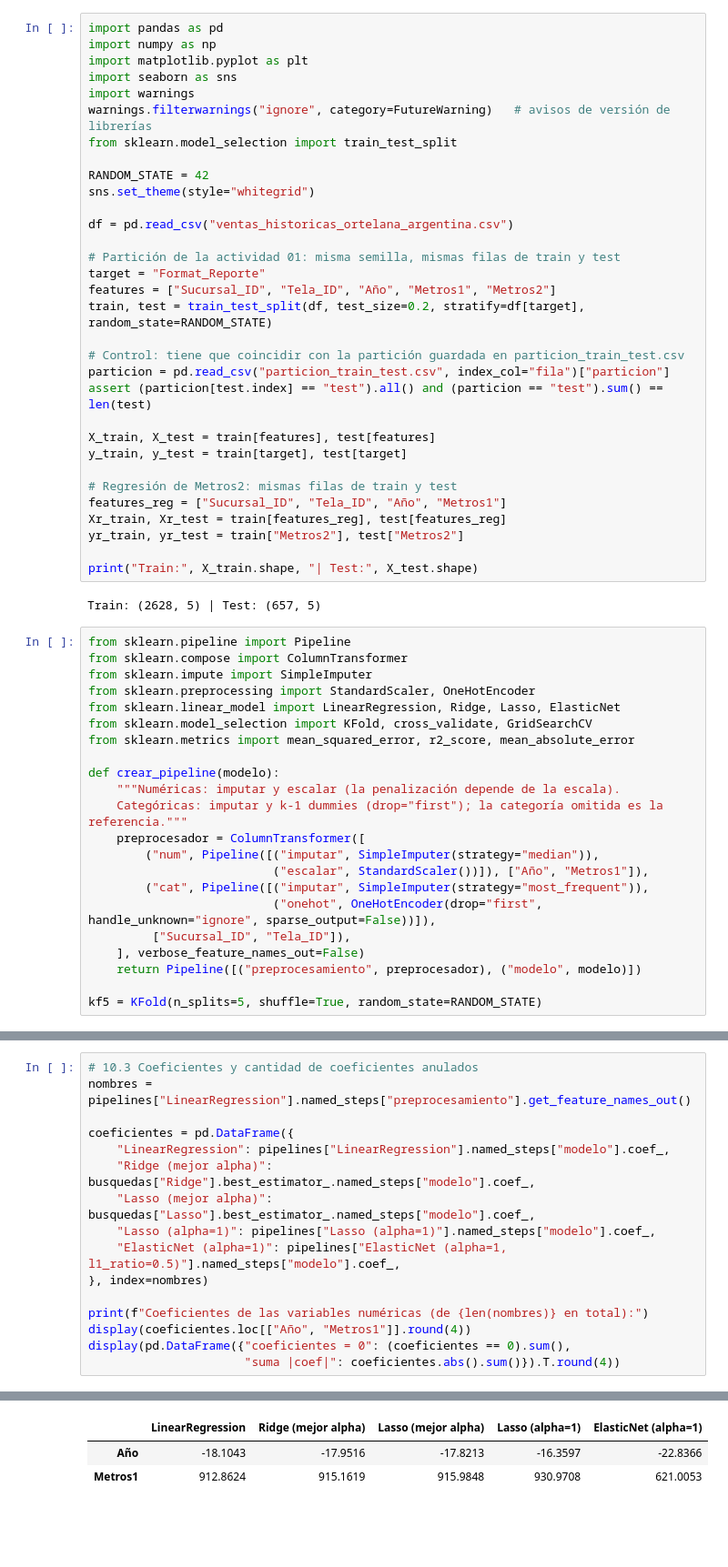
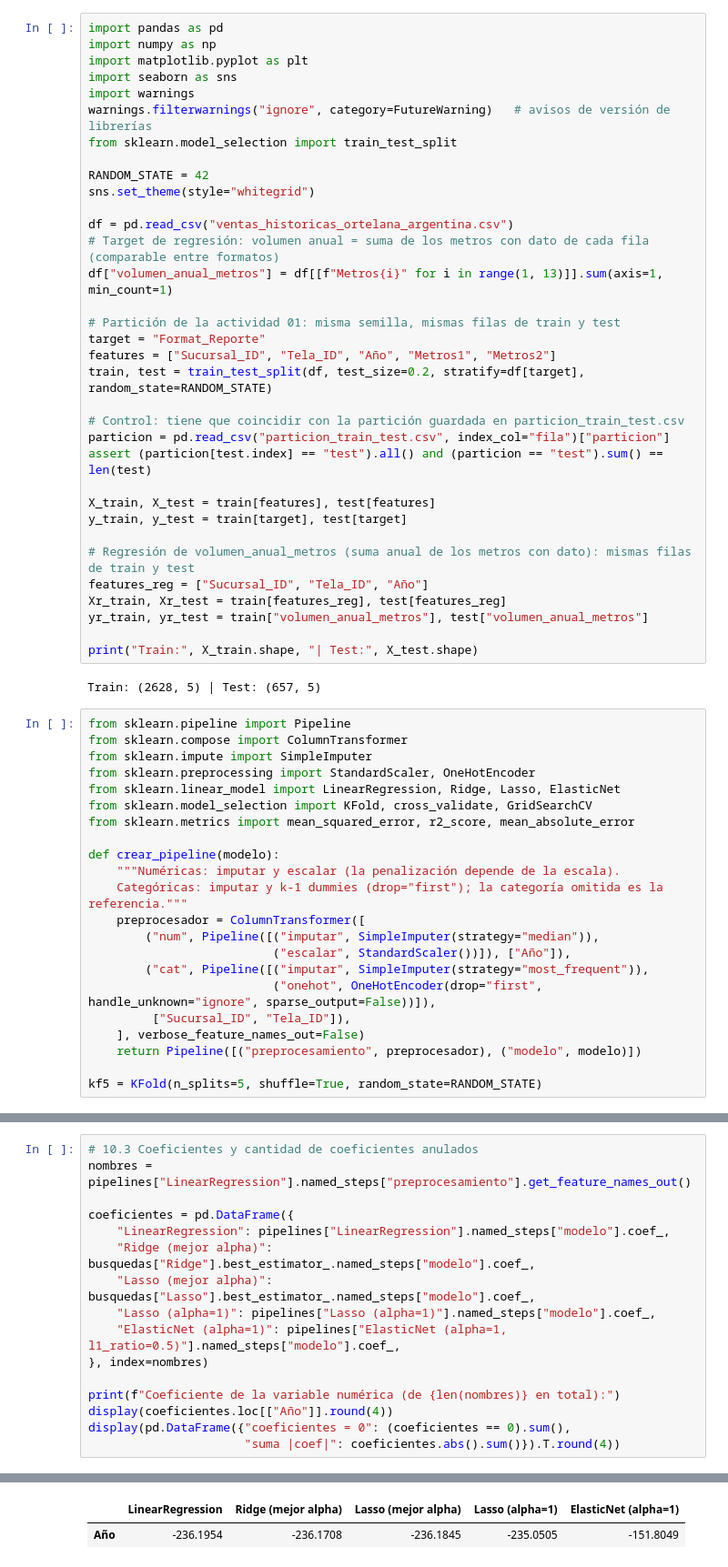
Before and after one commit to francosalama/paa-integrador-ortelana, a Jupyter notebook: actividad_10.ipynb, the cells around one changed output, grey strips where cells are left out. Shown at 91% size. Saved outputs shown, nothing was run; the diff lists cells and outputs as text; blank space fills up the shorter version.

```diff
--- a/actividad_10.ipynb
+++ b/actividad_10.ipynb
@@ -30,6 +30,8 @@ RANDOM_STATE = 42
 sns.set_theme(style="whitegrid")
 
 df = pd.read_csv("ventas_historicas_ortelana_argentina.csv")
+# Target de regresión: volumen anual = suma de los metros con dato de cada fila (comparable entre formatos)
+df["volumen_anual_metros"] = df[[f"Metros{i}" for i in range(1, 13)]].sum(axis=1, min_count=1)
 
 # Partición de la actividad 01: misma semilla, mismas filas de train y test
 target = "Format_Reporte"
@@ -43,10 +45,10 @@ assert (particion[test.index] == "test").all() and (particion == "test").sum() =
 X_train, X_test = train[features], test[features]
 y_train, y_test = train[target], test[target]
 
-# Regresión de Metros2: mismas filas de train y test
-features_reg = ["Sucursal_ID", "Tela_ID", "Año", "Metros1"]
+# Regresión de volumen_anual_metros (suma anual de los metros con dato): mismas filas de train y test
+features_reg = ["Sucursal_ID", "Tela_ID", "Año"]
 Xr_train, Xr_test = train[features_reg], test[features_reg]
-yr_train, yr_test = train["Metros2"], test["Metros2"]
+yr_train, yr_test = train["volumen_anual_metros"], test["volumen_anual_metros"]
 
 print("Train:", X_train.shape, "| Test:", X_test.shape)
 # %% [output]
@@ -65,7 +67,7 @@ def crear_pipeline(modelo):
     Categóricas: imputar y k-1 dummies (drop="first"); la categoría omitida es la referencia."""
     preprocesador = ColumnTransformer([
         ("num", Pipeline([("imputar", SimpleImputer(strategy="median")),
-                          ("escalar", StandardScaler())]), ["Año", "Metros1"]),
+                          ("escalar", StandardScaler())]), ["Año"]),
         ("cat", Pipeline([("imputar", SimpleImputer(strategy="most_frequent")),
                           ("onehot", OneHotEncoder(drop="first", handle_unknown="ignore", sparse_output=False))]),
          ["Sucursal_ID", "Tela_ID"]),
@@ -161,8 +163,8 @@ coeficientes = pd.DataFrame({
     "ElasticNet (alpha=1)": pipelines["ElasticNet (alpha=1, l1_ratio=0.5)"].named_steps["modelo"].coef_,
 }, index=nombres)
 
-print(f"Coeficientes de las variables numéricas (de {len(nombres)} en total):")
-display(coeficientes.loc[["Año", "Metros1"]].round(4))
+print(f"Coeficiente de la variable numérica (de {len(nombres)} en total):")
+display(coeficientes.loc[["Año"]].round(4))
 display(pd.DataFrame({"coeficientes = 0": (coeficientes == 0).sum(),
                       "suma |coef|": coeficientes.abs().sum()}).T.round(4))
 # %% [output]
@@ -170,4 +172,3 @@ Coeficientes de las variables numéricas (de 42 en total):
 |  | LinearRegression | Ridge (mejor alpha) | Lasso (mejor alpha) | Lasso (alpha=1) | ElasticNet (alpha=1) |
-| Año | -18.1043 | -17.9516 | -17.8213 | -16.3597 | -22.8366 |
-| Metros1 | 912.8624 | 915.1619 | 915.9848 | 930.9708 | 621.0053 |
+| Año | -236.1954 | -236.1708 | -236.1845 | -235.0505 | -151.8049 |
 |  | LinearRegression | Ridge (mejor alpha) | Lasso (mejor alpha) | Lasso (alpha=1) | ElasticNet (alpha=1) |
```
Also changed, not shown: parts of 6 cells of this notebook, 18 other files.
